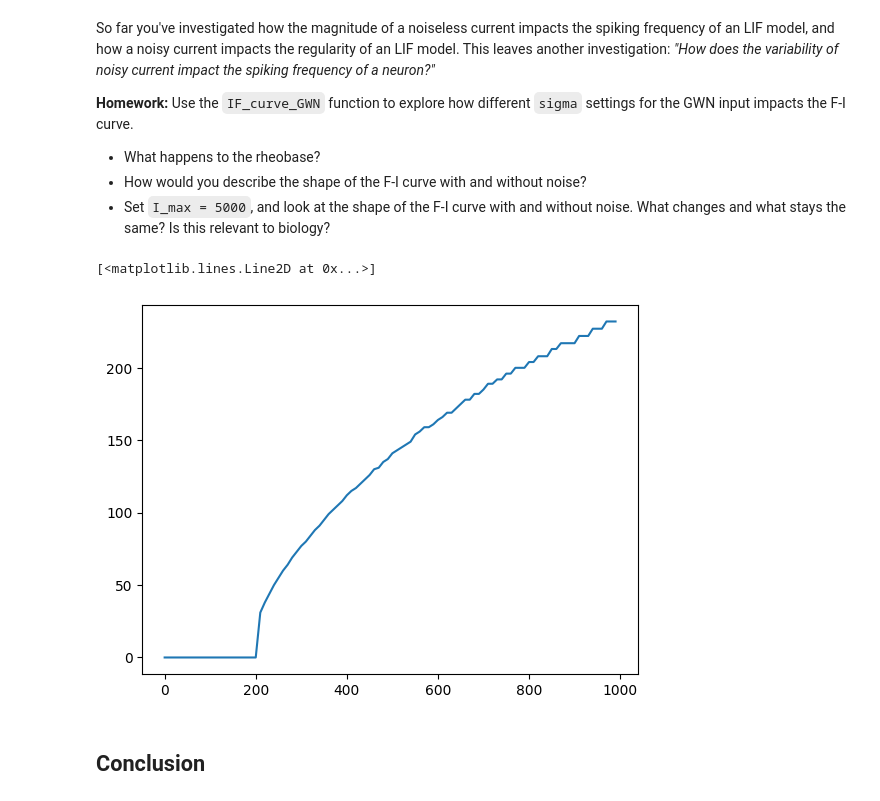
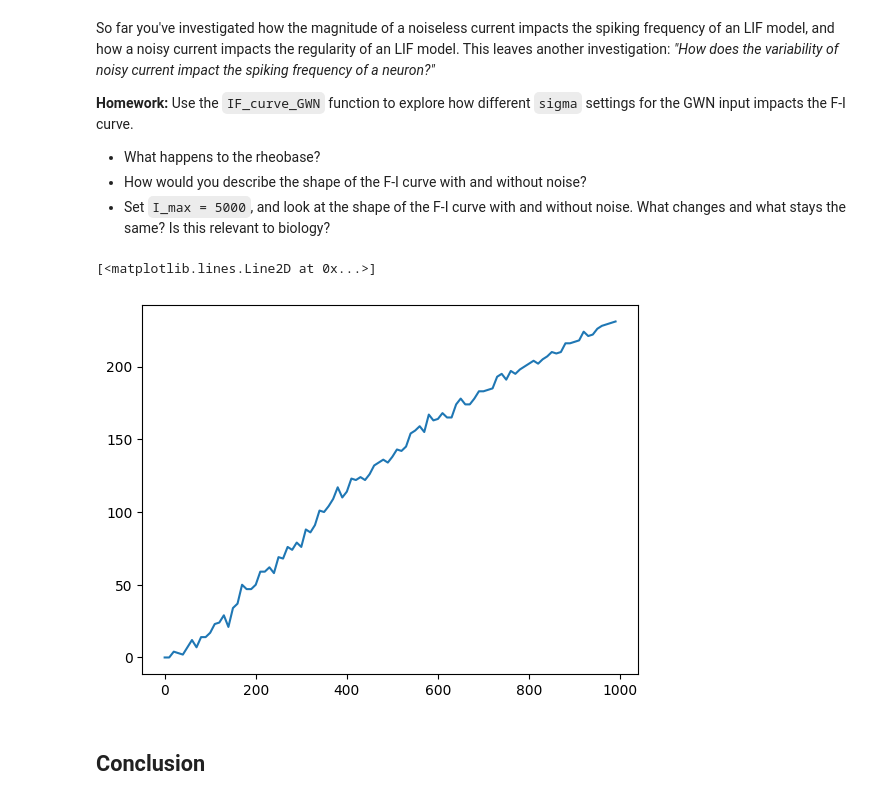
Before and after one commit to ilennaj/neuron_model_tutorial, a Jupyter notebook: notebooks/02_lif_tutorial.ipynb, the cells around one changed output. Cells and saved outputs as stored; diff of their text form; code cells hidden in the pictures.

```diff
--- a/notebooks/02_lif_tutorial.ipynb
+++ b/notebooks/02_lif_tutorial.ipynb
@@ -755,21 +734,21 @@ def IF_curve_GWN(params, sigma=0, I_max=1000, I_step=50):
 # %%
 # Initialize parameters
 params = default_params()
 params['T'] = 1000
 
 I_max = 1000
 I_step = 10
 
-sigma = 0
+sigma = 10
 
 # np.arange(0, I_max, I_step)
 
 I_ext_range, frequencies = IF_curve_GWN(params, sigma, I_max, I_step)
 
 plt.plot(I_ext_range, frequencies)
 # %% [output]
 [<matplotlib.lines.Line2D at 0x...>]
-[figure, old version]
+[figure, new version]
 # %% [markdown]
 ## Conclusion
 # %% [markdown]
```
Also changed, not shown: parts of 3 cells of this notebook, 1 other file.
